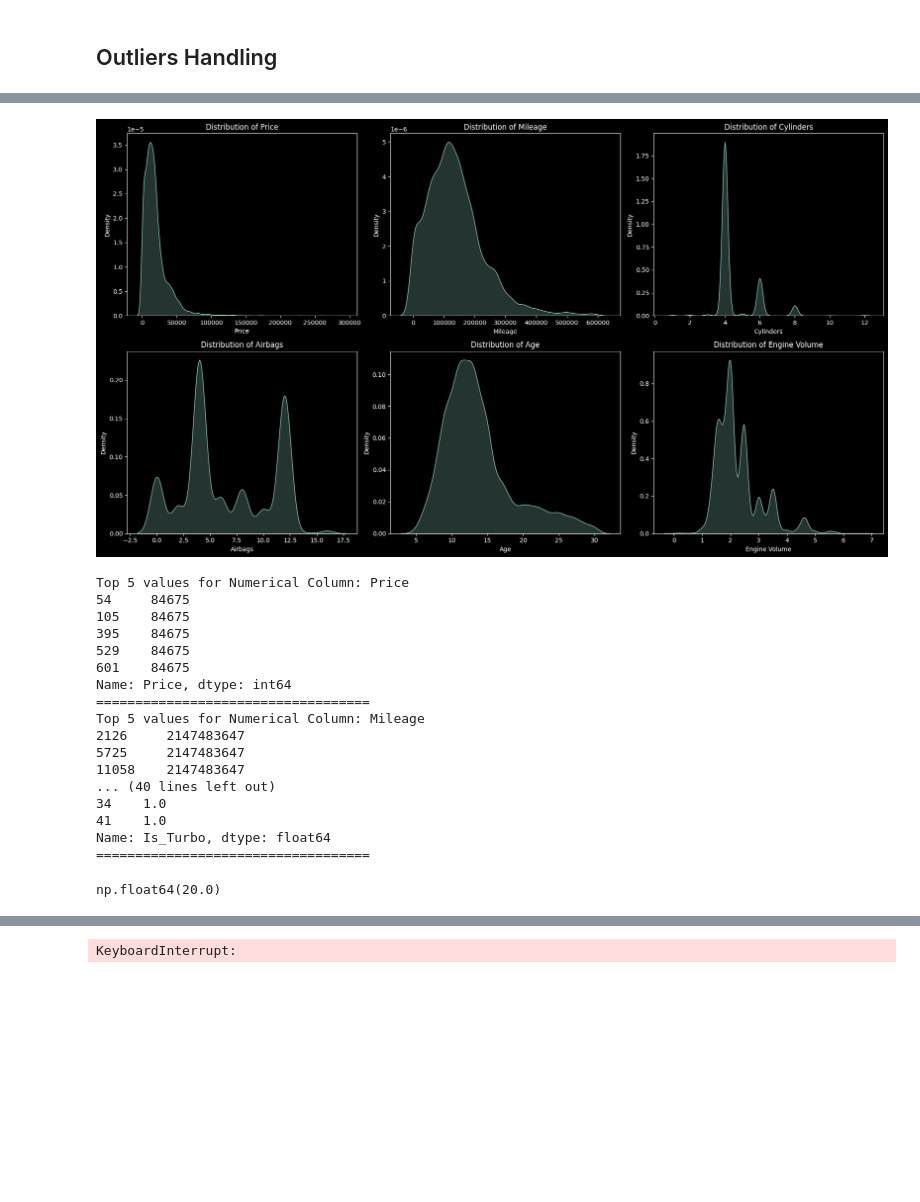
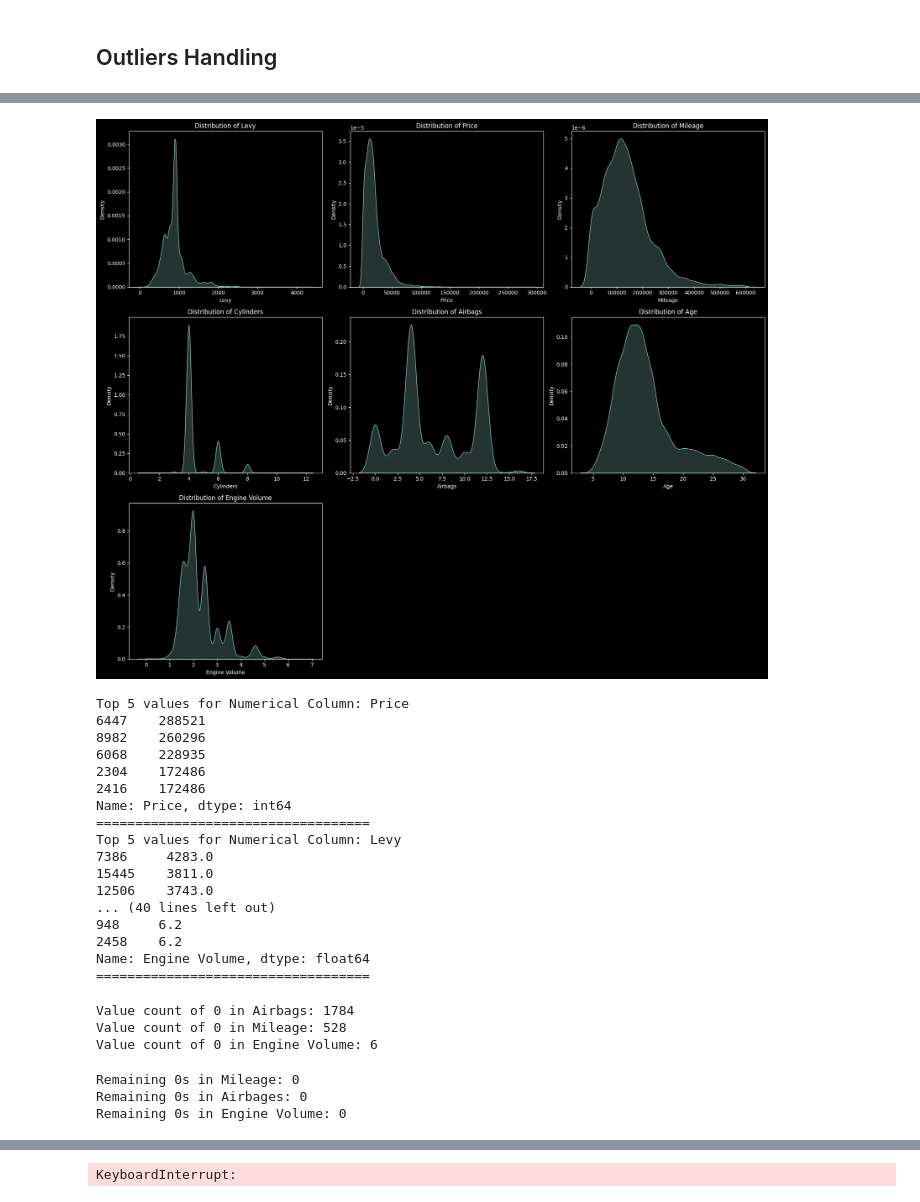
Before and after one commit to sumeet-016/Price-Prediction, a Jupyter notebook: ModelTraining.ipynb, the cells around one changed output, grey strips where cells are left out. Saved outputs shown, nothing was run; the diff lists cells and outputs as text; code cells hidden in the pictures; blank space fills up the shorter version.

Commit message:
Model Training

```diff
--- a/ModelTraining.ipynb
+++ b/ModelTraining.ipynb
@@ -1,6 +1,10 @@
 # %%
 import numpy as np
 import pandas as pd
+import seaborn as sns
+import matplotlib.pyplot as plt
+plt.style.use('dark_background')
+
 import re
 
 import warnings
@@ -130,6 +131,7 @@ data = data[data['Mileage'] < 600000]
 # Levy is a tax. It cannot be extremely high relative to price.
 # We filter out extreme values > 4500 (based on your boxplot visuals)
 data = data[data['Levy'] < 4500]
+data['Levy'] = data['Levy'].round(2)
 
 
 
@@ -170,7 +172,7 @@ data['Manufacturer'] = data['Manufacturer'].str.upper().str.strip()
 # as a binary feature to capture both engine size and performance influence
 def clean_engine_volume(value):
     value = str(value).lower()
-    is_turbo = 1 if 'turbo' in value else 0
+    is_turbo = 'Yes' if 'turbo' in value else 'No'
 
     numeric_part = re.findall(r"[-+]?\d*\.\d+|\d+", value)
     volume = float(numeric_part[0]) if numeric_part else 0.0
@@ -193,7 +195,7 @@ data.rename(columns={
 }, inplace=True)
 
 print(f"Row count after filtering:  {data.shape[0]}")
-print(f"Dropped {19237 - data.shape[0]} rows of garbage data.")
+print(f"Dropped {19237 - data.shape[0]} rows of garbage data")
 # %% [output]
 Row count before filtering: 19237
 Row count after filtering:  16076
@@ -216,32 +218,30 @@ data
 16076 rows × 16 columns
 # %%
-import seaborn as sns
-
-columns_to_plot = [
+columns_to_plot = ['Levy',
     'Price', 'Mileage', 'Cylinders',
     'Airbags', 'Age', 'Engine Volume'
 ]
 
 df_to_plot = data[columns_to_plot]
 
 n_cols = 3
 n_rows = (len(columns_to_plot) + n_cols - 1) // n_cols
 
 fig, axes = plt.subplots(n_rows, n_cols,
                          figsize=(6 * n_cols, 5 * n_rows))
 axes = axes.flatten()
 
 for i, col_name in enumerate(columns_to_plot):
     sns.kdeplot(data=df_to_plot, x=col_name, ax=axes[i], fill=True)
     axes[i].set_title(f'Distribution of {col_name}', fontsize=12)
     axes[i].set_xlabel(col_name, fontsize=10)
     axes[i].set_ylabel('Density', fontsize=10)
 
 for j in range(len(columns_to_plot), n_rows * n_cols):
     fig.delaxes(axes[j])
 plt.tight_layout()
 # %% [output]
-[figure, old version]
+[figure, new version]
 # %%
 # 1. Filter for only numerical columns (int and float)
 numerical_data = data.select_dtypes(include=['number'])
@@ -256,24 +256,55 @@ for col in numerical_data.columns:
     print('='*35)
 # %% [output]
 Top 5 values for Numerical Column: Price
-54     84675
-105    84675
-395    84675
-529    84675
-601    84675
+6447    288521
+8982    260296
+6068    228935
+2304    172486
+2416    172486
 Name: Price, dtype: int64
 ===================================
-Top 5 values for Numerical Column: Mileage
-2126     2147483647
-5725     2147483647
-11058    2147483647
+Top 5 values for Numerical Column: Levy
+7386     4283.0
+15445    3811.0
+12506    3743.0
 ... (40 lines left out)
-34    1.0
-41    1.0
-Name: Is_Turbo, dtype: float64
+948     6.2
+2458    6.2
+Name: Engine Volume, dtype: float64
 ===================================
-# %%
-max1 = data['Engine Volume'].max()
-max1
-# %% [output]
-np.float64(20.0)
+# %%
+zero_airbags = (data['Airbags'] == 0).sum()
+zero_mileage = (data['Mileage'] == 0).sum()
+zero_enginevolume = (data['Engine Volume'] == 0).sum()
+
+
+print(f"Value count of 0 in Airbags: {zero_airbags}")
+print(f"Value count of 0 in Mileage: {zero_mileage}")
+print(f"Value count of 0 in Engine Volume: {zero_enginevolume}")
+# %% [output]
+Value count of 0 in Airbags: 1784
+Value count of 0 in Mileage: 528
+Value count of 0 in Engine Volume: 6
+# %%
+# Fix Mileage zeros using car Age
+median_mileage = (data[data['Mileage'] > 0]['Mileage'] / data['Age']).median()
+data.loc[data['Mileage'] == 0, 'Mileage'] = data['Age'] * median_mileage
+
+# Fix Airbags zeros using Manufacturer/Category standards
+data['Airbags'] = data.groupby(['Manufacturer', 'Category'])['Airbags'].transform(
+    lambda x: x.replace(0, x[x > 0].median() if not x[x > 0].empty else 4)
+)
+
+# Replace 0 in Engine Volume using the median of the same Manufacturer and Model
+data['Engine Volume'] = data.groupby(['Manufacturer', 'Model'])['Engine Volume'].transform(
+    lambda x: x.replace(0, x[x > 0].median() if not x[x > 0].empty else 2.0)
+)
+
+
+print(f"Remaining 0s in Mileage: {(data['Mileage'] == 0).sum()}")
+print(f"Remaining 0s in Airbages: {(data['Airbags'] == 0).sum()}")
+print(f"Remaining 0s in Engine Volume: {(data['Engine Volume'] == 0).sum()}")
+# %% [output]
+Remaining 0s in Mileage: 0
+Remaining 0s in Airbages: 0
+Remaining 0s in Engine Volume: 0
```
Also changed, not shown: parts of 11 cells of this notebook, 5 other files.
